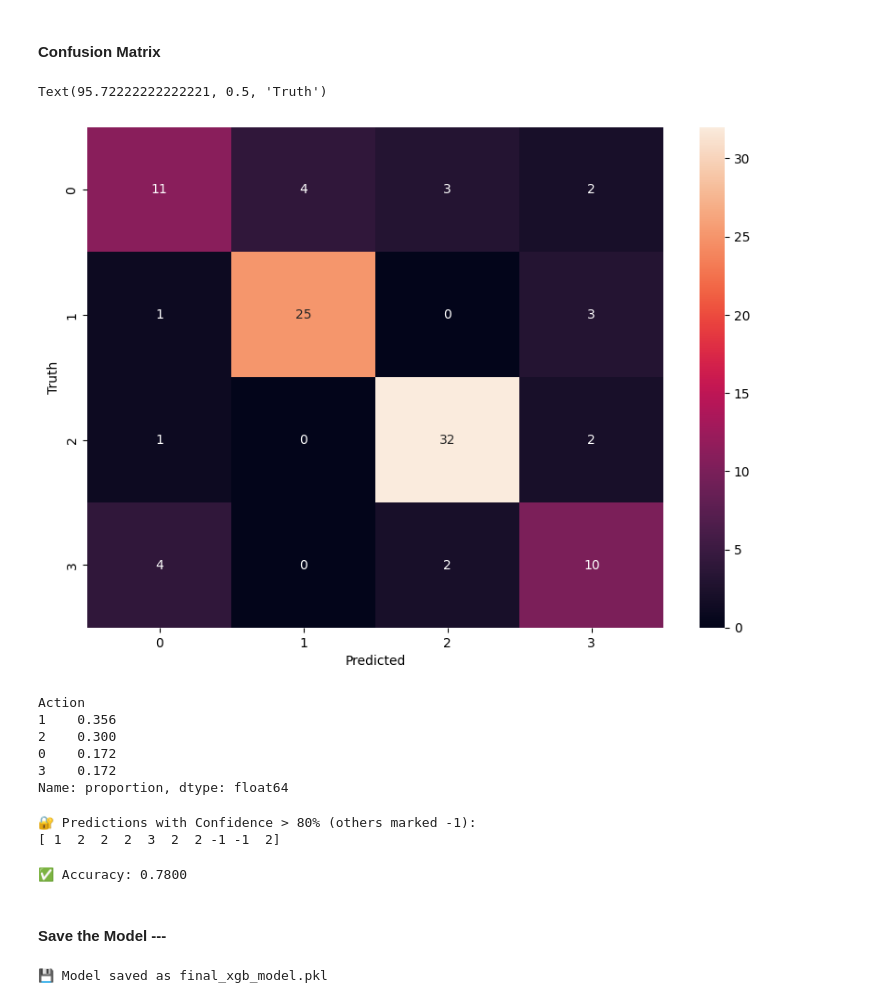
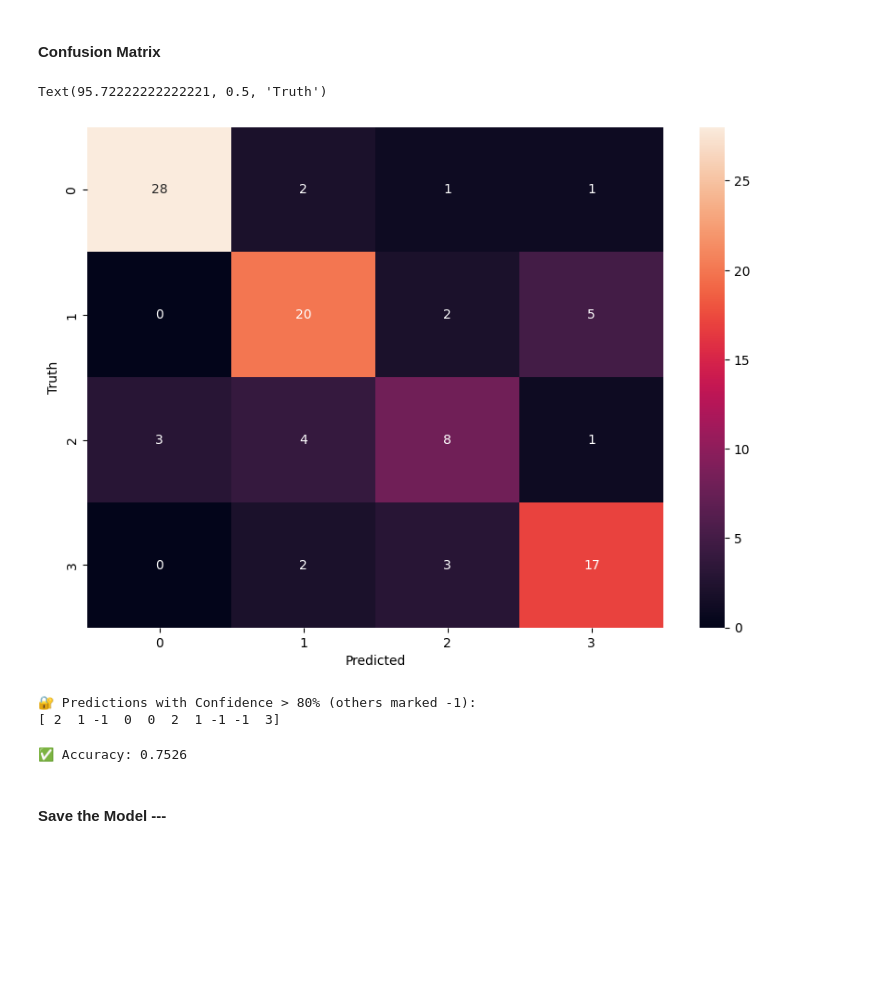
Before and after one commit to GAMAKANK/Return-Optimization-System, a Jupyter notebook: Decision-Engine/ml_model/train_model.ipynb, the cells around one changed output. Saved outputs shown, nothing was run; the diff lists cells and outputs as text; code cells hidden in the pictures; blank space fills up the shorter version.

Commit message:
model ready

```diff
--- a/Decision-Engine/ml_model/train_model.ipynb
+++ b/Decision-Engine/ml_model/train_model.ipynb
@@ -38,0 +55,3 @@ y = df["Action"]
+# %%
+X = df_encoded.drop(columns=["Action"])
+y = df_encoded["Action"]
@@ -39,3 +62,8 @@ y = df["Action"]
+# %%
+from sklearn.preprocessing import LabelEncoder
+
+le = LabelEncoder()
+y = le.fit_transform(y)
 # %% [markdown]
 #### Train test split
 # %%
@@ -65,20 +80,0 @@ sample_weights = y_train.map(class_weights_dict)
-# %%
-from sklearn.model_selection import train_test_split, GridSearchCV
-
-params = {
-    'max_depth': [3, 5, 7],
-    'learning_rate': [0.05, 0.1],
-    'n_estimators': [100, 200],
-    'subsample': [0.8, 1.0]
-}
-
-grid = GridSearchCV(
-    XGBClassifier(use_label_encoder=False, eval_metric='mlogloss', random_state=42),
-    param_grid=params,
-    scoring='accuracy',
-    cv=3,
-    verbose=1,
-    n_jobs=-1
-)
-
-grid.fit(X_train, y_train, sample_weight=sample_weights)
@@ -184,4 +83,3 @@ XGBClassifier(base_score=None, booster=None, callbacks=None,
 # %%
-# model = XGBClassifier(use_label_encoder=False, eval_metric="mlogloss", random_state=42)
-# sample_weights = y_train.map(lambda x: class_weights_dict[x])
-# model.fit(X_train, y_train, sample_weight=sample_weights)
+model = XGBClassifier(use_label_encoder=False, eval_metric='mlogloss',max_depth=4,learning_rate=0.1)
+model.fit(X_train, y_train)
@@ -268,30 +120,23 @@ Input: [ 0  2 19  0  0], Predicted: 2, Actual: 2
 # %% [markdown]
 #### Confusion Matrix
 # %%
-y_predicted = best_model.predict(X_test)
+y_predicted = model.predict(X_test)
 from sklearn.metrics import confusion_matrix
 cm = confusion_matrix(y_test,y_predicted)
 import matplotlib.pyplot as plt
 import seaborn as sn
 plt.figure(figsize=(10,7))
 sn.heatmap(cm,annot = True)
 plt.xlabel('Predicted')
 plt.ylabel('Truth')
 # %% [output]
 Text(95.72222222222221, 0.5, 'Truth')
-[figure, old version]
+[figure, new version]
-# %%
-df["Action"].value_counts(normalize=True)
-# %% [output]
-Action
-1    0.356
-2    0.300
-0    0.172
-3    0.172
-Name: proportion, dtype: float64
 # %%
 # --- 9. Confidence Scores ---
-probs = best_model.predict_proba(X_test)
+import numpy as np
+
+probs = model.predict_proba(X_test)
 confidences = probs.max(axis=1)
 
 confident_preds = np.where(confidences > 0.8, y_pred, -1)
@@ -299,19 +144,12 @@ print("\n🔐 Predictions with Confidence > 80% (others marked -1):")
 print(confident_preds[:10])
 # %% [output]
 🔐 Predictions with Confidence > 80% (others marked -1):
-[ 1  2  2  2  3  2  2 -1 -1  2]
+[ 2  1 -1  0  0  2  1 -1 -1  3]
 # %%
-y_pred = best_model.predict(X_test)
+y_pred = model.predict(X_test)
 accuracy = accuracy_score(y_test, y_pred)
 print(f"✅ Accuracy: {accuracy:.4f}")
 # %% [output]
-✅ Accuracy: 0.7800
+✅ Accuracy: 0.7526
 # %% [markdown]
 #### Save the Model ---
-# %%
-with open("final_model.pkl", "wb") as f:
-    pickle.dump(best_model, f)
-
-print("💾 Model saved as final_xgb_model.pkl")
-# %% [output]
-💾 Model saved as final_xgb_model.pkl
```
Also changed, not shown: parts of 30 cells of this notebook.
